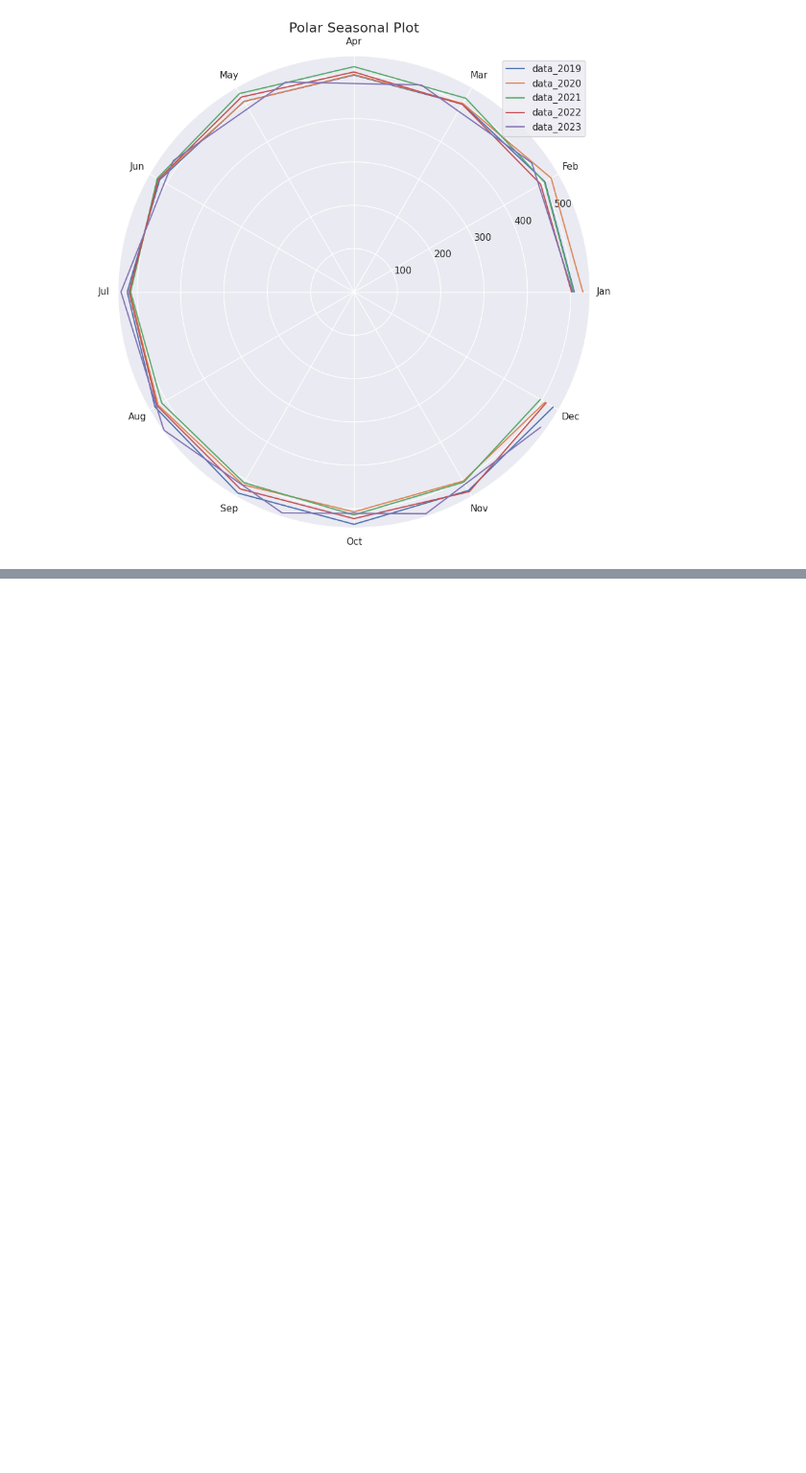
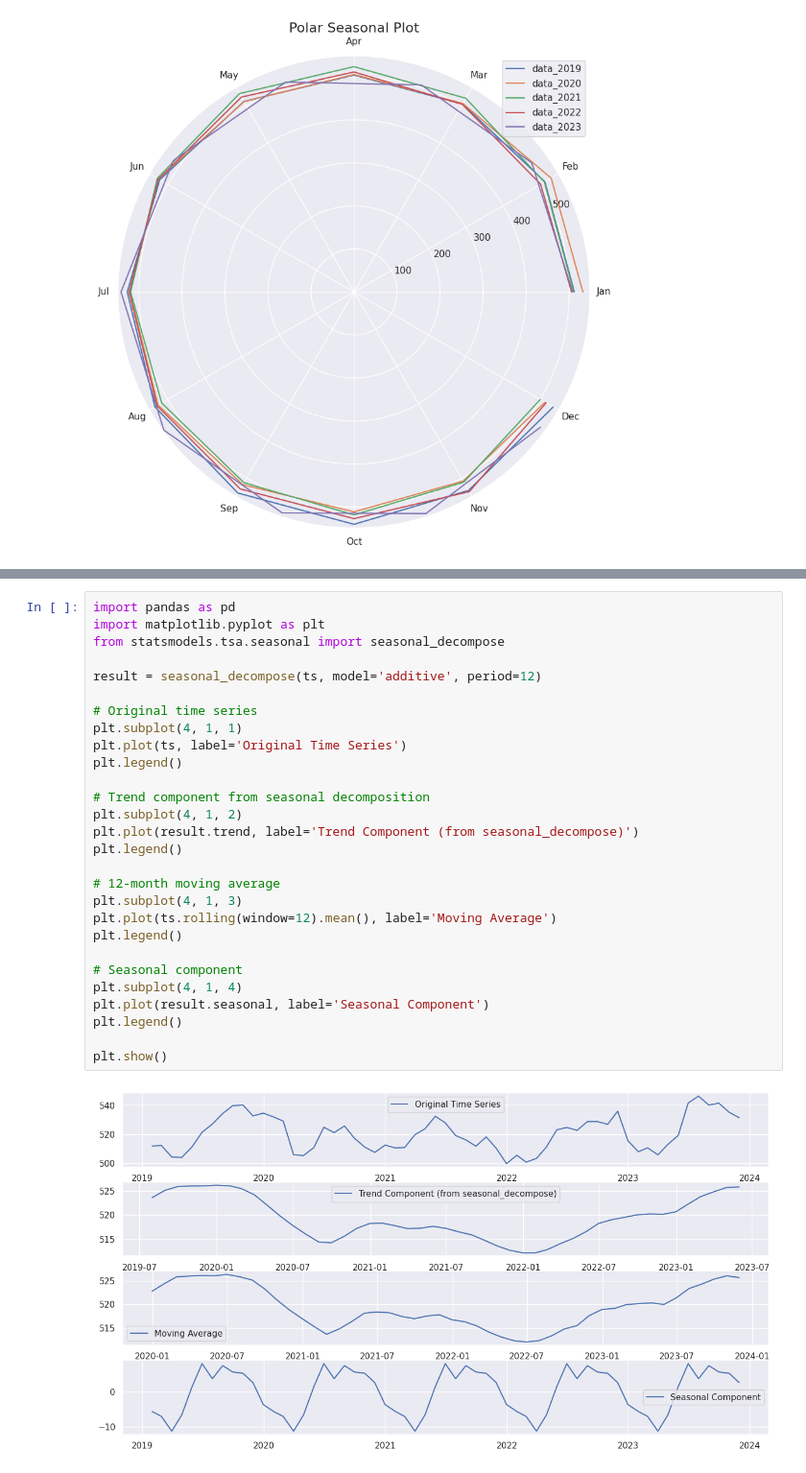
Before and after one commit to 5JKY/Project, a Jupyter notebook: resample_monthly_5year.ipynb, the cells around one changed output, grey strips where cells are left out. Shown at 96% size. Drawn from its saved outputs; the diff is of its cells as text; blank space fills up the shorter version.

Commit message:
experimented seasonal decompose for additive model and multiplicitive model of monthly resample

```diff
--- a/resample_monthly_5year.ipynb
+++ b/resample_monthly_5year.ipynb
@@ -214,0 +215,30 @@ Freq: M, Name: bank_buying_exchange_rate, dtype: float64
+# %%
+import pandas as pd
+import matplotlib.pyplot as plt
+from statsmodels.tsa.seasonal import seasonal_decompose
+
+result = seasonal_decompose(ts, model='additive', period=12)
+
+# Original time series
+plt.subplot(4, 1, 1)
+plt.plot(ts, label='Original Time Series')
+plt.legend()
+
+# Trend component from seasonal decomposition
+plt.subplot(4, 1, 2)
+plt.plot(result.trend, label='Trend Component (from seasonal_decompose)')
+plt.legend()
+
+# 12-month moving average
+plt.subplot(4, 1, 3)
+plt.plot(ts.rolling(window=12).mean(), label='Moving Average')
+plt.legend()
+
+# Seasonal component
+plt.subplot(4, 1, 4)
+plt.plot(result.seasonal, label='Seasonal Component')
+plt.legend()
+
+plt.show()
+# %% [output]
+[figure, added]
```
Also changed, not shown: parts of 12 cells of this notebook.
